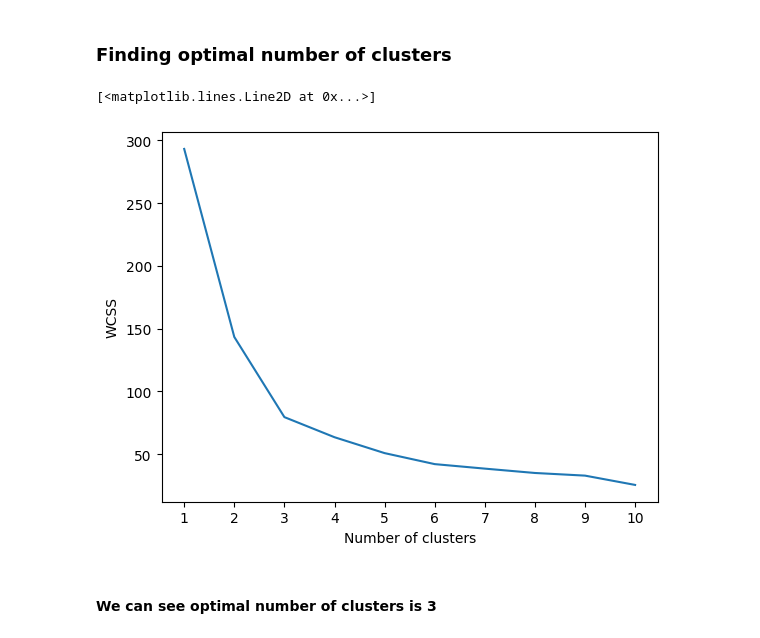
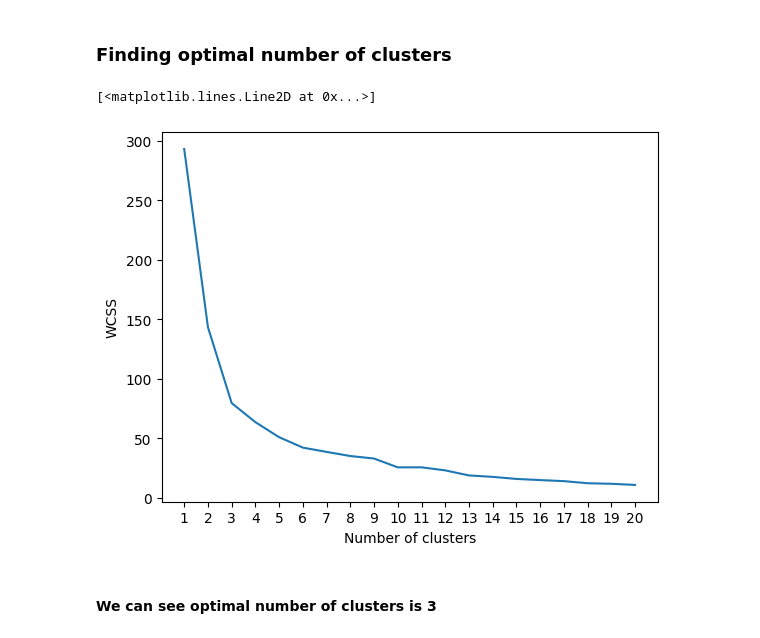
Before and after one commit to rommxl/Lab-experiments, a Jupyter notebook: ML/exp 8/exp 8.ipynb, the cells around one changed output. Saved outputs shown, nothing was run; the diff lists cells and outputs as text; code cells hidden in the pictures.

```diff
--- a/ML/exp 8/exp 8.ipynb
+++ b/ML/exp 8/exp 8.ipynb
@@ -45,18 +72,18 @@ x = df.iloc[:,[0,6]].values
 # %%
 from sklearn.cluster import KMeans
 wcss = []
-for i in range(1, 11):
+for i in range(1, 21):
     kmeans = KMeans(n_clusters = i, init = 'k-means++', random_state = 42)
     kmeans.fit(x)
     wcss.append(kmeans.inertia_)
 # %%
 plt.xlabel("Number of clusters")
-plt.xticks(range(1,11))
+plt.xticks(range(1,21))
 plt.ylabel("WCSS")
-plt.plot(range(1, 11),wcss)
+plt.plot(range(1, 21),wcss)
 # %% [output]
 [<matplotlib.lines.Line2D at 0x...>]
-[figure, old version]
+[figure, new version]
 # %% [markdown]
 #### We can see optimal number of clusters is 3
 # %% [markdown]
```
Also changed, not shown: parts of 5 cells of this notebook, 4 other files.
